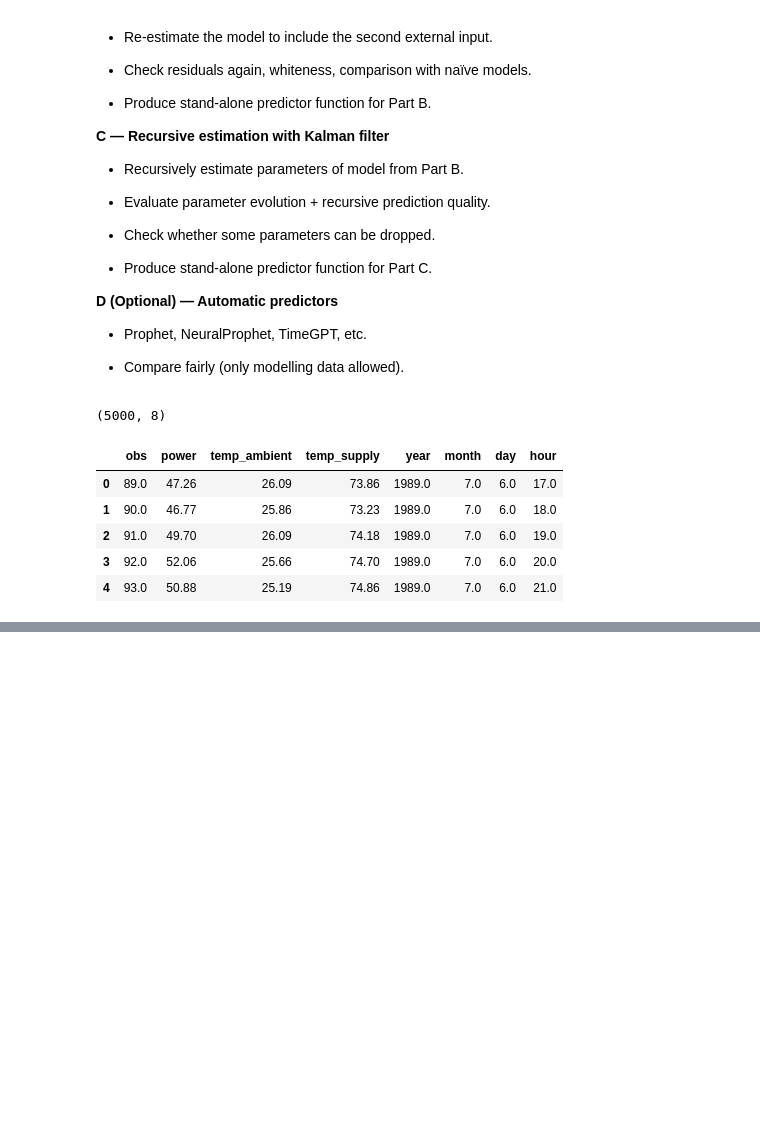
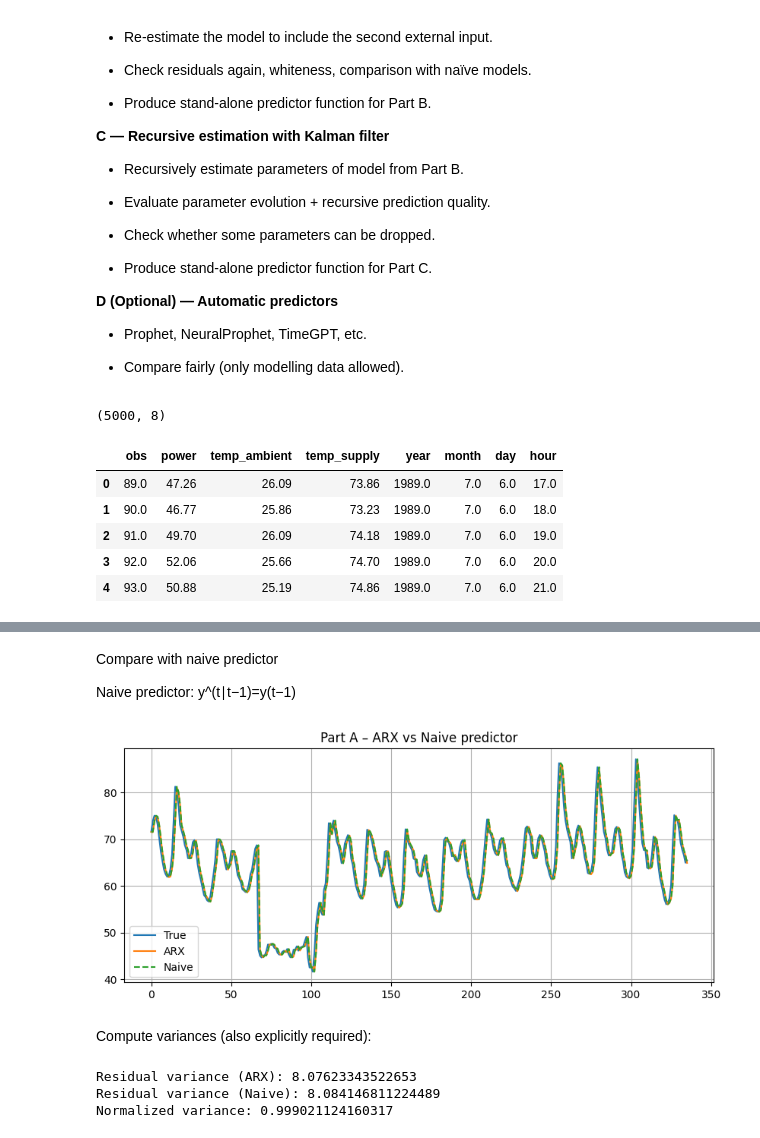
Before and after one commit to asifakhan09/MASM17-Time-series-analysis, a Jupyter notebook: Final Project/Asifa.ipynb, the cells around one changed output, grey strips where cells are left out. Cells and saved outputs as stored; diff of their text form; code cells hidden in the pictures; blank space fills up the shorter version.

```diff
--- a/Final Project/Asifa.ipynb
+++ b/Final Project/Asifa.ipynb
@@ -79,0 +258,30 @@ plt.show()
+# %% [markdown]
+Compare with naive predictor
+
+Naive predictor:
+y^(t∣t−1)=y(t−1)
+# %%
+yhat_naive = np.roll(y_val, 1)
+yhat_naive[0] = y_val[0]
+
+plt.plot(y_val, label="True")
+plt.plot(yhat_val, label="ARX")
+plt.plot(yhat_naive, label="Naive", linestyle="--")
+plt.legend()
+plt.title("Part A – ARX vs Naive predictor")
+plt.show()
+# %% [output]
+[figure, added]
+# %% [markdown]
+Compute variances (also explicitly required):
+# %%
+var_arx = np.var(res_val)
+var_naive = np.var(y_val - yhat_naive)
+
+print("Residual variance (ARX):", var_arx)
+print("Residual variance (Naive):", var_naive)
+print("Normalized variance:", var_arx / var_naive)
+# %% [output]
+Residual variance (ARX): 8.07623343522653
+Residual variance (Naive): 8.084146811224489
+Normalized variance: 0.999021124160317
```
Also changed, not shown: parts of 14 cells of this notebook.
